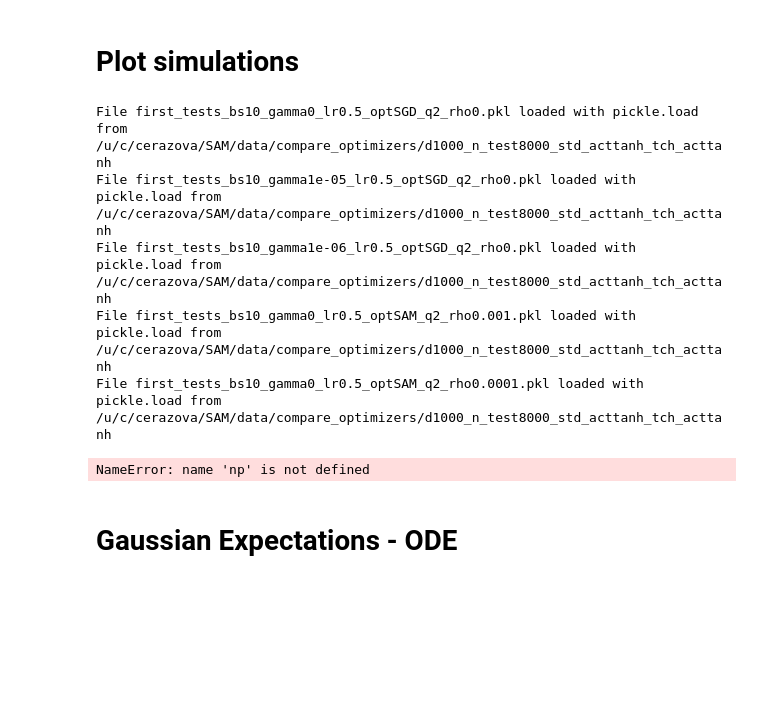
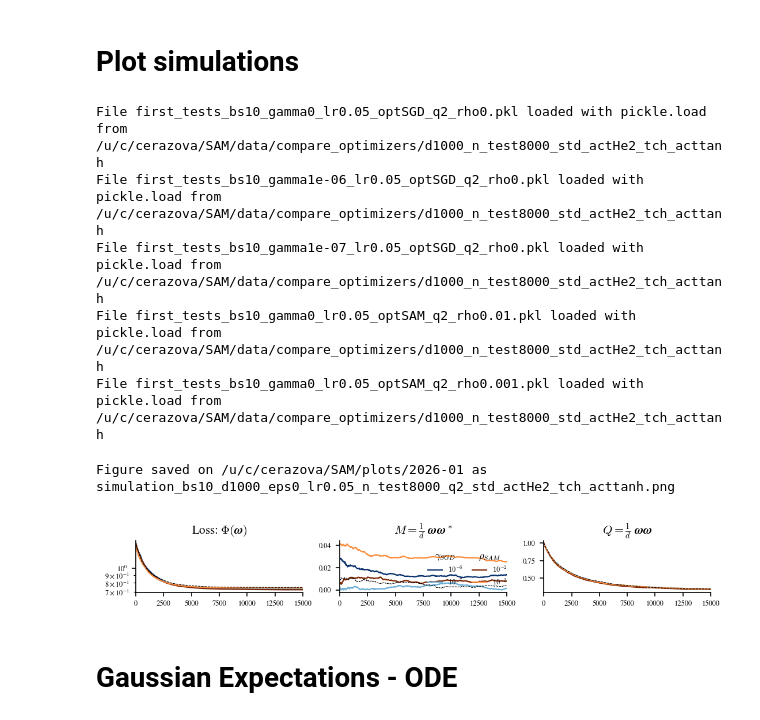
Before and after one commit to CristopherErazo/SAM, a Jupyter notebook: notebooks/26_01_27_Initial_Tests.ipynb, the cells around one changed output. Saved outputs shown, nothing was run; the diff lists cells and outputs as text; code cells hidden in the pictures; blank space fills up the shorter version.

Commit message:
Various teacher-student pairs

```diff
--- a/notebooks/26_01_27_Initial_Tests.ipynb
+++ b/notebooks/26_01_27_Initial_Tests.ipynb
@@ -18,23 +18,23 @@ from scipy.integrate import odeint , solve_ivp
 # Parameters
 d = 1000                  # Input dimension
 tch_act = 'tanh'        # Activation function for teacher
-std_act = 'tanh'        # Activation function for student
+std_act = 'He2'        # Activation function for student
 n_test = 8000           # Number of test samples
 bs = 10              # Batch size for training
 eps = 0.0               # Noise level for labels
 q = 2.0                 # q-norm for SAM
-lr = 0.5                # Learning rate
+lr = 0.05                # Learning rate
 
 
 configs = {
     'base': ('SGD',0.0,0.0),
     'sgd': [
-            ('SGD',0.00001,0.0),
-            ('SGD',0.000001,0.0)
+            ('SGD',0.000001,0.0),
+            ('SGD',0.0000001,0.0)
            ],
     'sam': [
-            ('SAM',0.0,0.001),
-            ('SAM',0.0,0.0001)
+            ('SAM',0.0,0.01),
+            ('SAM',0.0,0.001)
            ]
 }
 
@@ -67,11 +67,11 @@ step = summary['base']['step']
 # for key in summary[i].keys():
 #     print(f"{key}: {summary[i][key].shape}")
 # %% [output]
-File first_tests_bs10_gamma0_lr0.5_optSGD_q2_rho0.pkl loaded with pickle.load from /u/c/cerazova/SAM/data/compare_optimizers/d1000_n_test8000_std_acttanh_tch_acttanh
-File first_tests_bs10_gamma1e-05_lr0.5_optSGD_q2_rho0.pkl loaded with pickle.load from /u/c/cerazova/SAM/data/compare_optimizers/d1000_n_test8000_std_acttanh_tch_acttanh
-File first_tests_bs10_gamma1e-06_lr0.5_optSGD_q2_rho0.pkl loaded with pickle.load from /u/c/cerazova/SAM/data/compare_optimizers/d1000_n_test8000_std_acttanh_tch_acttanh
-File first_tests_bs10_gamma0_lr0.5_optSAM_q2_rho0.001.pkl loaded with pickle.load from /u/c/cerazova/SAM/data/compare_optimizers/d1000_n_test8000_std_acttanh_tch_acttanh
-File first_tests_bs10_gamma0_lr0.5_optSAM_q2_rho0.0001.pkl loaded with pickle.load from /u/c/cerazova/SAM/data/compare_optimizers/d1000_n_test8000_std_acttanh_tch_acttanh
+File first_tests_bs10_gamma0_lr0.05_optSGD_q2_rho0.pkl loaded with pickle.load from /u/c/cerazova/SAM/data/compare_optimizers/d1000_n_test8000_std_actHe2_tch_acttanh
+File first_tests_bs10_gamma1e-06_lr0.05_optSGD_q2_rho0.pkl loaded with pickle.load from /u/c/cerazova/SAM/data/compare_optimizers/d1000_n_test8000_std_actHe2_tch_acttanh
+File first_tests_bs10_gamma1e-07_lr0.05_optSGD_q2_rho0.pkl loaded with pickle.load from /u/c/cerazova/SAM/data/compare_optimizers/d1000_n_test8000_std_actHe2_tch_acttanh
+File first_tests_bs10_gamma0_lr0.05_optSAM_q2_rho0.01.pkl loaded with pickle.load from /u/c/cerazova/SAM/data/compare_optimizers/d1000_n_test8000_std_actHe2_tch_acttanh
+File first_tests_bs10_gamma0_lr0.05_optSAM_q2_rho0.001.pkl loaded with pickle.load from /u/c/cerazova/SAM/data/compare_optimizers/d1000_n_test8000_std_actHe2_tch_acttanh
 # %%
 set_font_sizes(conf='tight')
 
@@ -87,7 +87,7 @@ conf_to_plot = {
 settings = {}
 for key in configs.keys():
     if key == 'base':
-        settings[key] = {'label' : None, 'color' : 'black', 'ls' : '--', 'lw' : 1}
+        settings[key] = {'label' : None, 'color' : 'black', 'ls' : '--', 'lw' : 0.5}
     else:
         settings[key] = []
         n_variations = len(configs[key])
@@ -100,37 +100,44 @@ for key in configs.keys():
 
 ncols = len(conf_to_plot['keys'])
 
 props = {'fontsize':FONTSIZES['xs'], 'frameon':False,'ncols':1}
 
 # Create figure
 fig, axes = create_fig(ncols=ncols, nrows=1, size='double',h=0.15)
 
 # Plot
 for i , key in enumerate(conf_to_plot['keys']):
     ax = axes[i]
     ax.set_title(conf_to_plot['titles'][i])
-    # Plot Base
-    ax.plot(step, summary['base'][key], **settings['base'])
+
     # Plot Variations
     for ky in ['sgd','sam']:
         for j , sett in enumerate(settings[ky]):
-            ax.plot(step, summary[ky][j][key], **sett)
+            ax.plot(step, np.abs(summary[ky][j][key]), **sett)
+     # Plot Base
+    ax.plot(step, np.abs(summary['base'][key]), **settings['base'])
 
 
 # Personalized Legend
 n_sgd = len(settings['sgd'])
 handles , labels = ax.get_legend_handles_labels()
 handles_sdg , labels_sgd = handles[:n_sgd] , labels[:n_sgd]
 fig.legend(handles_sdg, labels_sgd,title=r'$\gamma_{SGD}$', loc=(0.52,0.26),**props)
 handles_sam , labels_sam = handles[n_sgd:] , labels[n_sgd:]
 fig.legend(handles_sam, labels_sam,title=r'$\rho_{SAM}$', loc=(0.59,0.26), **props)
 
 # ax.set_xscale('log')
 for i in [0]:
     ax = axes[i]
     ax.set_yscale('log')
+ax.set_xlim(0,15000)
+
+names = ['d','tch_act','std_act','n_test','bs','lr','q','eps']
+params = make_params_dict(names)
+save_fig(fig,'simulation',params,date=True)
 # %% [output]
-NameError: name 'np' is not defined
+Figure saved on /u/c/cerazova/SAM/plots/2026-01 as simulation_bs10_d1000_eps0_lr0.05_n_test8000_q2_std_actHe2_tch_acttanh.png
+[figure, added]
 # %% [markdown]
 # Gaussian Expectations - ODE
 # %%
```
Also changed, not shown: parts of 2 cells of this notebook, 6 other files.
